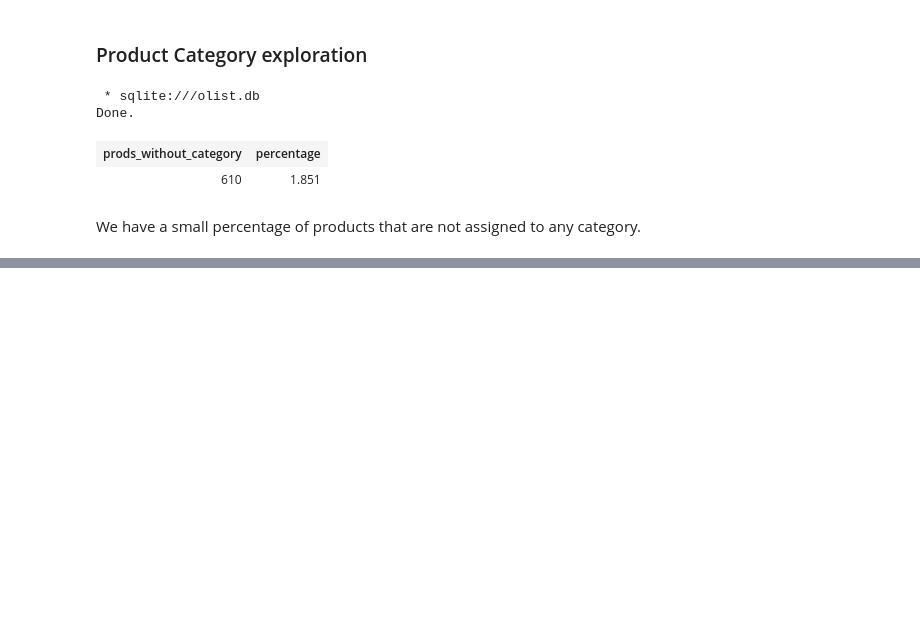
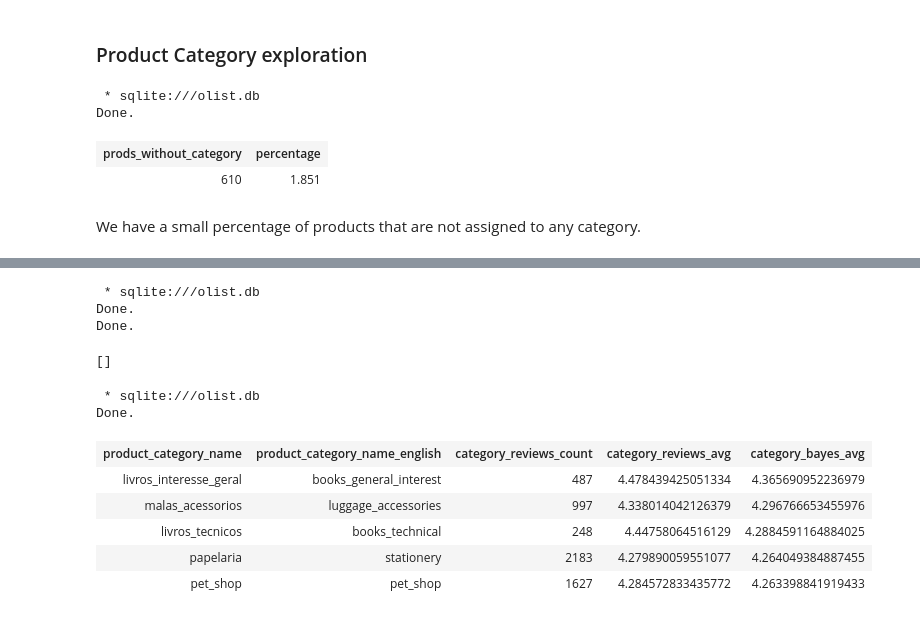
Before and after one commit to tindaro-adamo/olist-ecommerce-data-analysis, a Jupyter notebook: python/reviews.ipynb, the cells around one changed output, grey strips where cells are left out. Saved outputs shown, nothing was run; the diff lists cells and outputs as text; code cells hidden in the pictures; blank space fills up the shorter version.

```diff
--- a/python/reviews.ipynb
+++ b/python/reviews.ipynb
@@ -393,0 +439,36 @@ Done.
+# %%
+%%sql
+DROP VIEW IF EXISTS category_reviews_scores;
+CREATE VIEW category_reviews_scores
+AS
+SELECT p.product_category_name,
+       t.product_category_name_english,
+       COUNT(DISTINCT review_id) AS category_reviews_count,
+       AVG(o_r.review_score) AS category_reviews_avg,
+       (AVG(o_r.review_score)*COUNT(DISTINCT review_id) + 4.0911484209340205*200 )
+       / ( COUNT(DISTINCT review_id) + 200 ) AS category_bayes_avg
+FROM orders_with_single_prods o_i
+     JOIN products p ON o_i.product_id=p.product_id
+     JOIN reviews_for_single_orders o_r ON o_r.order_id=o_i.order_id
+     LEFT JOIN category_translations t ON t.product_category_name=p.product_category_name
+GROUP BY p.product_category_name;
+# %% [output]
+ * sqlite:///olist.db
+Done.
+Done.
+[]
+# %%
+%%sql
+SELECT *
+FROM category_reviews_scores
+ORDER BY category_bayes_avg DESC
+LIMIT 5;
+# %% [output]
+ * sqlite:///olist.db
+Done.
+| product_category_name | product_category_name_english | category_reviews_count | category_reviews_avg | category_bayes_avg |
+| livros_interesse_geral | books_general_interest | 487 | 4.478439425051334 | 4.365690952236979 |
+| malas_acessorios | luggage_accessories | 997 | 4.338014042126379 | 4.296766653455976 |
+| livros_tecnicos | books_technical | 248 | 4.44758064516129 | 4.2884591164884025 |
+| papelaria | stationery | 2183 | 4.279890059551077 | 4.264049384887455 |
+| pet_shop | pet_shop | 1627 | 4.284572833435772 | 4.263398841919433 |
```
Also changed, not shown: parts of 25 cells of this notebook.
